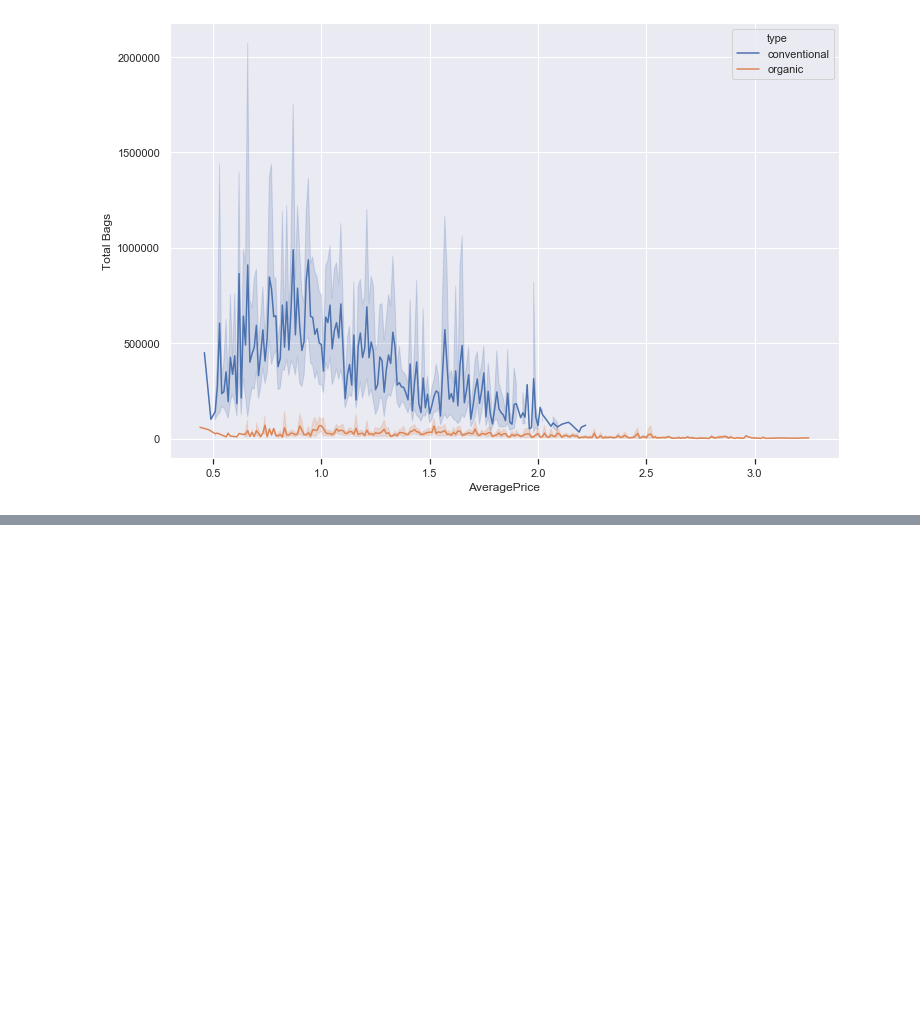
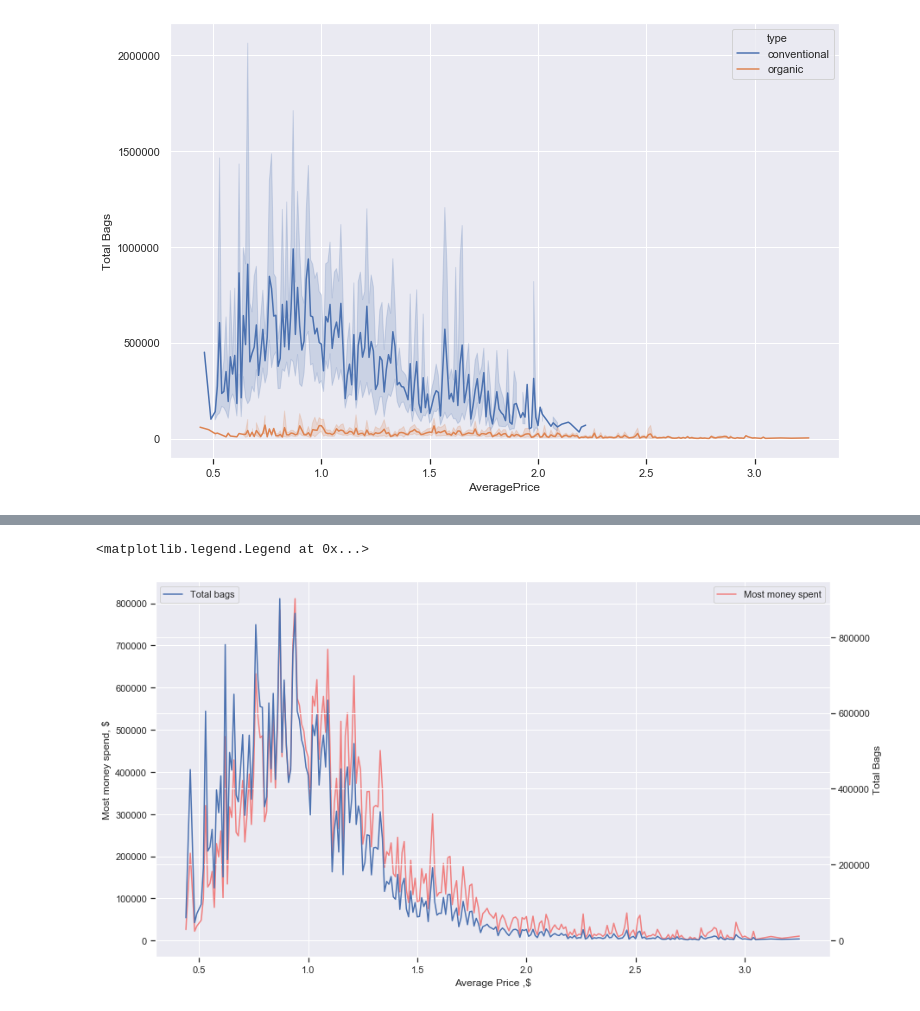
Before and after one commit to kurelaitisk/avocado-data, a Jupyter notebook: avocado.ipynb, the cells around one changed output, grey strips where cells are left out. Saved outputs shown, nothing was run; the diff lists cells and outputs as text; code cells hidden in the pictures; blank space fills up the shorter version.

```diff
--- a/avocado.ipynb
+++ b/avocado.ipynb
@@ -267,7 +266,10 @@ NameError: name 'test1' is not defined
 # %%
-ax13=sns.lineplot(x=avocados_data['AveragePrice'], y=avocados_data['MostMoney'],color="orange", label='Most money spent',ci=None)
+ax13=sns.lineplot(x=avocados_data['AveragePrice'], y=avocados_data['MostMoney'],color="lightcoral", label='Most money spent',ci=None)
 ax13.set(xlabel='Average Price ,$', ylabel='Most money spend, $')
 ax14 = ax13.twinx()
 ax14=sns.lineplot(x=avocados_data['AveragePrice'], y=avocados_data['Total Bags'],label= 'Total bags', ci=None)
 ax13.legend(loc=0)
 ax14.legend(loc=2)
+# %% [output]
+<matplotlib.legend.Legend at 0x...>
+[figure, added]
```
Also changed, not shown: parts of 1 cell of this notebook.
